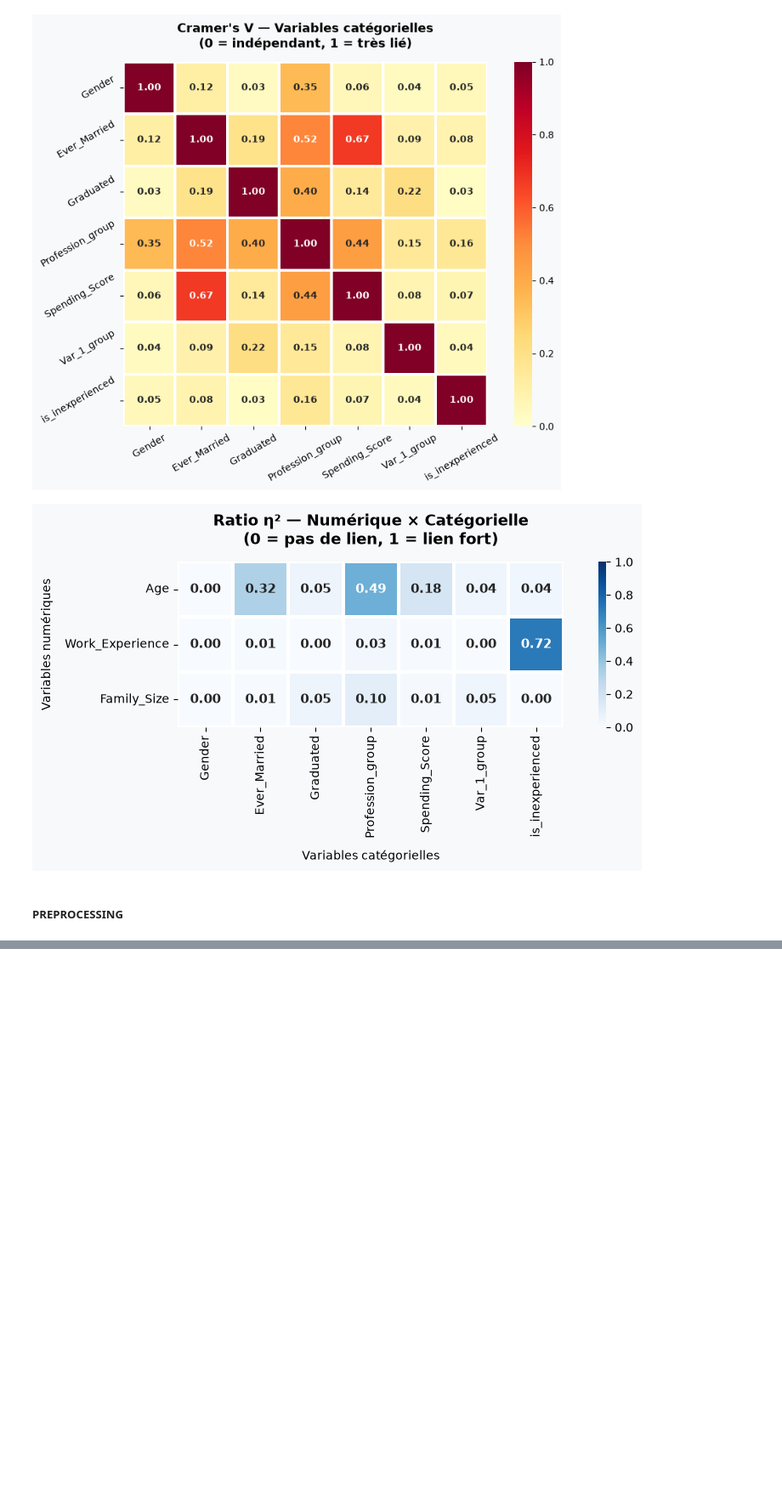
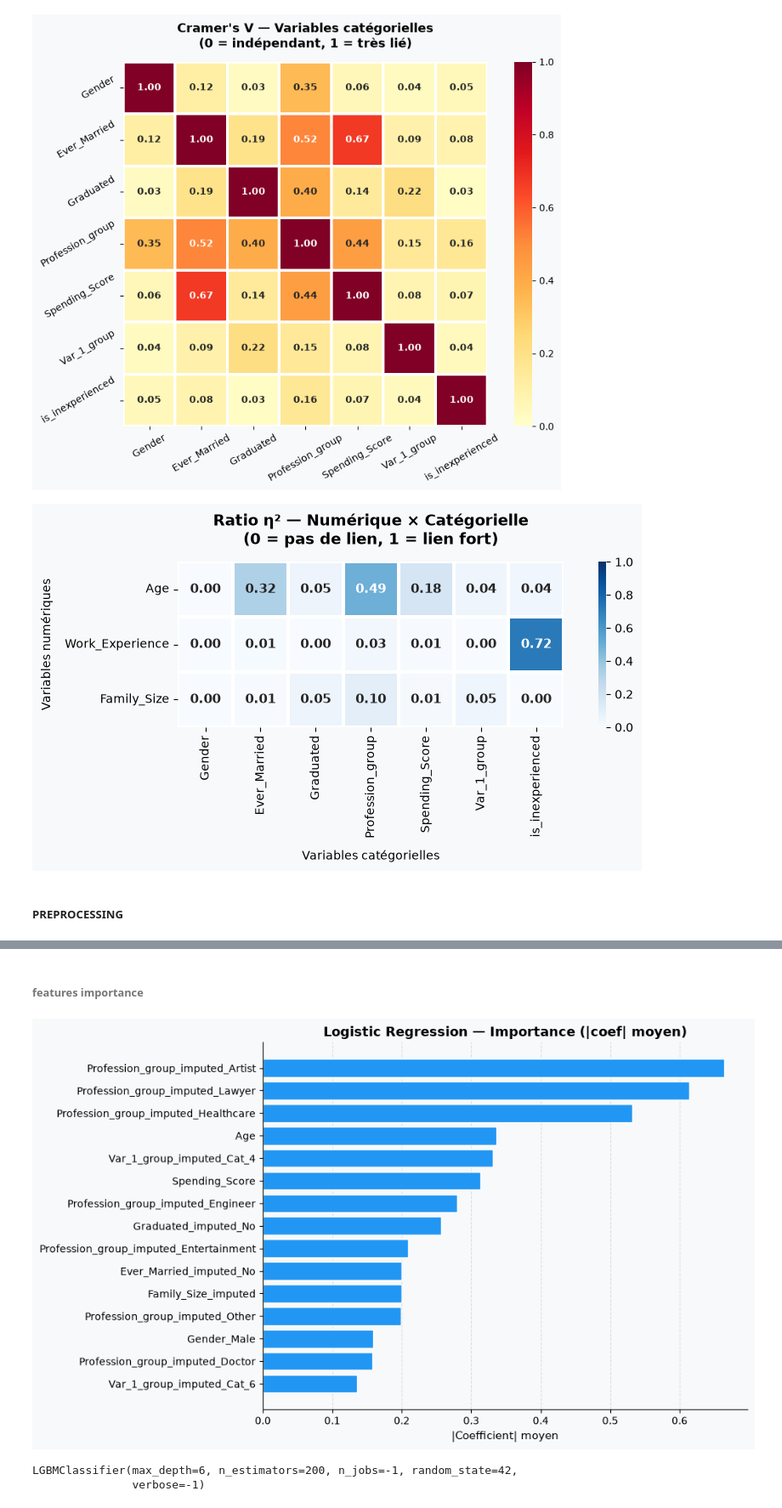
Before and after one commit to JOREL531/projet_JAKALA, a Jupyter notebook: code/exploration.ipynb, the cells around one changed output, grey strips where cells are left out. Shown at 85% size. Saved outputs shown, nothing was run; the diff lists cells and outputs as text; code cells hidden in the pictures; blank space fills up the shorter version.

```diff
--- a/code/exploration.ipynb
+++ b/code/exploration.ipynb
@@ -700,0 +724,12 @@ plt.show()
+# %%
+# Flag : 0 ou 1 an d'expérience imputé
+X_train['is_inexperienced_imputed'] = X_train['Work_Experience_imputed'].apply(
+    lambda x: 1 if pd.notna(x) and x <= 1 else (np.nan if pd.isna(x) else 0)
+)
+X_test['is_inexperienced_imputed'] = X_test['Work_Experience_imputed'].apply(
+    lambda x: 1 if pd.notna(x) and x <= 1 else (np.nan if pd.isna(x) else 0)
+)
+
+# df_train['is_inexperienced_imputed'] = df_train['Work_Experience_imputed'].apply(
+#     lambda x: 1 if pd.notna(x) and x <= 1 else (np.nan if pd.isna(x) else 0)
+# )
@@ -700,0 +860,7 @@ plt.show()
+# %%
+num_vars_imputed = ['Age' ,'Work_Experience_imputed', 'Family_Size_imputed']
+new_cat_vars_imputed_ohe = ['Gender', 'Ever_Married_imputed', 'Graduated_imputed', 'Profession_group_imputed', 'Var_1_group_imputed',
+                         'is_inexperienced_imputed']
+cat_vars_ord = ['Spending_Score']
+
+new_cat_vars_ohe = ['Gender', 'Ever_Married', 'Graduated', 'Profession_group', 'Var_1_group', 'is_inexperienced']
@@ -700,0 +994,37 @@ plt.show()
+# %% [markdown]
+###### features importance
+# %%
+pipe_lr.fit(X_train, y_train)
+prep_fitted = pipe_lr.named_steps['prep']
+ohe_features = prep_fitted.named_transformers_['cat']\
+                           .get_feature_names_out(new_cat_vars_imputed_ohe).tolist()
+
+feature_names = num_vars_imputed + ohe_features + cat_vars_ord
+
+lr_model = pipe_lr.named_steps['model']
+coefs = np.abs(lr_model.coef_).mean(axis=0)  # moyenne sur les 4 classes
+
+fi_lr = pd.Series(coefs, index=feature_names).sort_values(ascending=False).head(15)
+
+fig, ax = plt.subplots(figsize=(10, 6))
+fig.patch.set_facecolor('#F8F9FA')
+ax.set_facecolor('#F8F9FA')
+ax.barh(fi_lr.index[::-1], fi_lr.values[::-1], color='#2196F3', edgecolor='white')
+ax.set_title('Logistic Regression — Importance (|coef| moyen)', fontsize=13, fontweight='bold')
+ax.set_xlabel('|Coefficient| moyen', fontsize=11)
+ax.xaxis.grid(True, linestyle='--', alpha=0.6, color='#CCCCCC')
+ax.set_axisbelow(True)
+ax.spines[['top', 'right']].set_visible(False)
+plt.tight_layout()
+plt.show()
+# %% [output]
+[figure, added]
+# %%
+pipe_lr.fit(X_train, y_train)
+pipe_rf.fit(X_train, y_train)
+xgb_model.fit(X_train_cat, y_train_enc)
+lgbm_model.fit(X_train_cat, y_train_enc,
+               categorical_feature=new_cat_vars_ohe + cat_vars_ord)
+# %% [output]
+LGBMClassifier(max_depth=6, n_estimators=200, n_jobs=-1, random_state=42,
+               verbose=-1)
```
Also changed, not shown: parts of 18 cells of this notebook, 2 other files.
